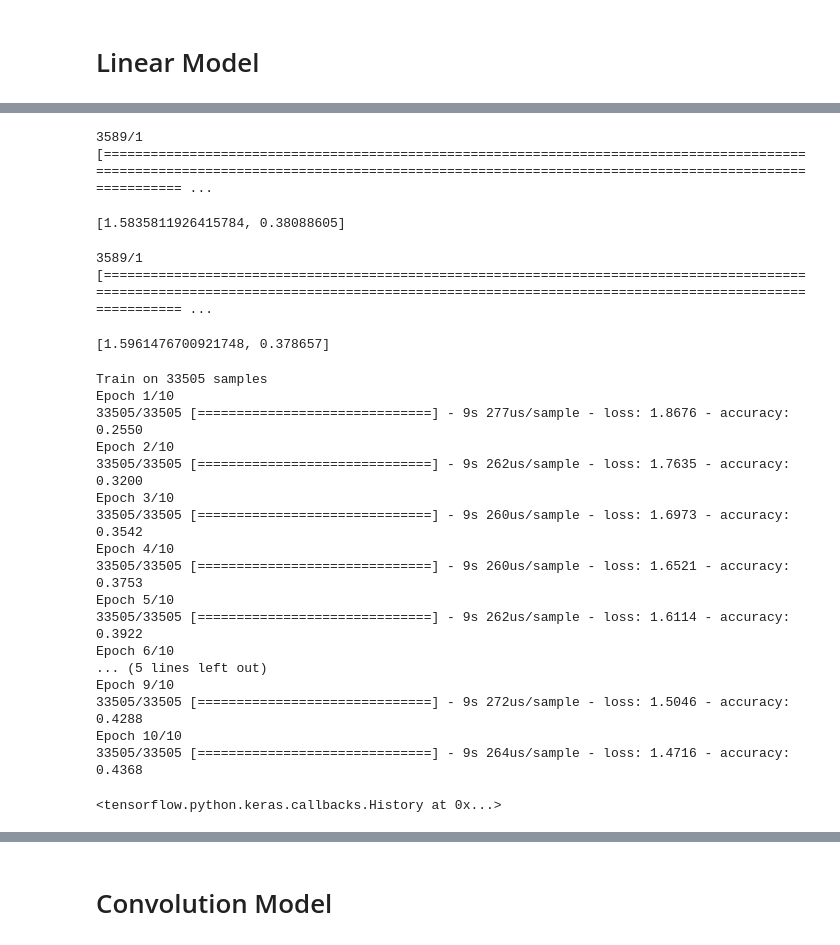
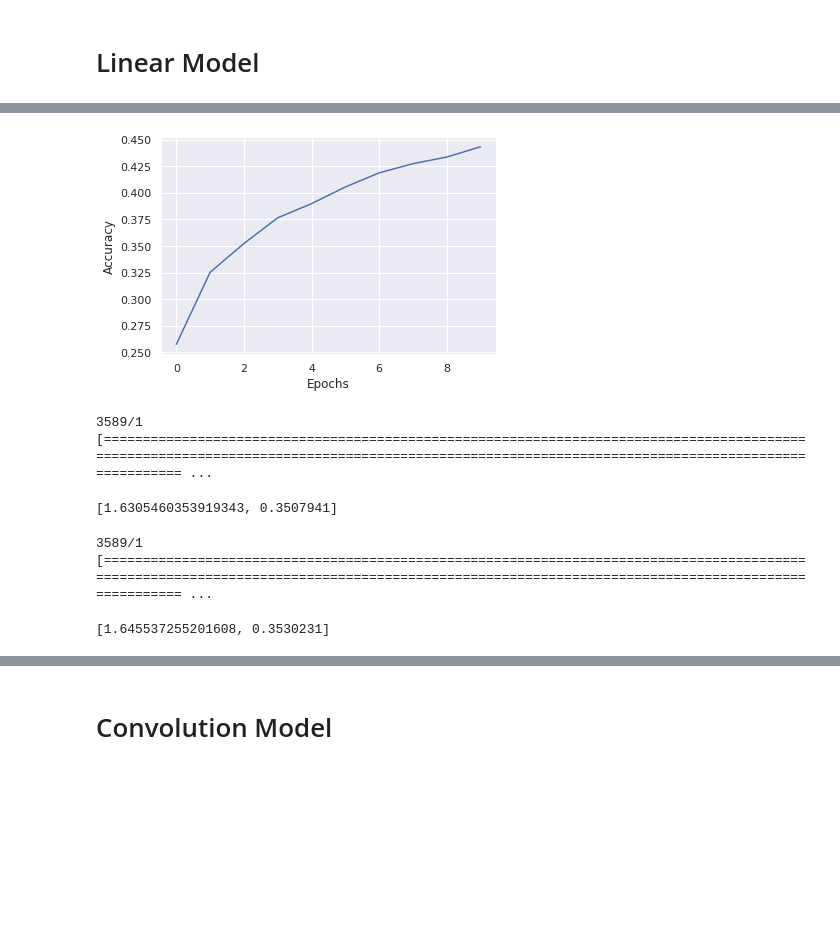
Before and after one commit to FOSSbee/Face-Expression-Classifer, a Jupyter notebook: main_notebook.ipynb, the cells around one changed output, grey strips where cells are left out. Saved outputs shown, nothing was run; the diff lists cells and outputs as text; code cells hidden in the pictures; blank space fills up the shorter version.

```diff
--- a/main_notebook.ipynb
+++ b/main_notebook.ipynb
@@ -186,5 +188,5 @@ model = keras.Sequential([
 # %%
 model.compile(optimizer=tf.optimizers.Adam(),loss='sparse_categorical_crossentropy',metrics=['accuracy'])
 # %%
-model.fit(train_X,train_y,epochs=10)
+history = model.fit(train_aug_X,train_aug_y,epochs=10)
 # %% [output]
@@ -209,10 +223,18 @@ Epoch 10/10
+# %%
+plt.plot(history.history['accuracy'])
+plt.xlabel('Epochs')
+plt.ylabel('Accuracy')
+plt.savefig("linear.png")
+plt.show()
+# %% [output]
+[figure, added]
 # %%
 model.evaluate(validate_X, validate_y)
 # %% [output]
 3589/1 [================================================================================================================================================================================================ ...
-[1.5835811926415784, 0.38088605]
+[1.6305460353919343, 0.3507941]
 # %%
 model.evaluate(test_X,test_y)
 # %% [output]
 3589/1 [================================================================================================================================================================================================ ...
-[1.5961476700921748, 0.378657]
+[1.645537255201608, 0.3530231]
@@ -229,21 +240,0 @@ model.compile(optimizer=tf.optimizers.Adam(),loss='sparse_categorical_crossentro
-# %%
-model.fit(train_aug_X, train_aug_y,epochs = 10)
-# %% [output]
-Train on 33505 samples
-Epoch 1/10
-33505/33505 [==============================] - 9s 277us/sample - loss: 1.8676 - accuracy: 0.2550
-Epoch 2/10
-33505/33505 [==============================] - 9s 262us/sample - loss: 1.7635 - accuracy: 0.3200
-Epoch 3/10
-33505/33505 [==============================] - 9s 260us/sample - loss: 1.6973 - accuracy: 0.3542
-Epoch 4/10
-33505/33505 [==============================] - 9s 260us/sample - loss: 1.6521 - accuracy: 0.3753
-Epoch 5/10
-33505/33505 [==============================] - 9s 262us/sample - loss: 1.6114 - accuracy: 0.3922
-Epoch 6/10
-... (5 lines left out)
-Epoch 9/10
-33505/33505 [==============================] - 9s 272us/sample - loss: 1.5046 - accuracy: 0.4288
-Epoch 10/10
-33505/33505 [==============================] - 9s 264us/sample - loss: 1.4716 - accuracy: 0.4368
-<tensorflow.python.keras.callbacks.History at 0x...>
```
Also changed, not shown: parts of 34 cells of this notebook.
